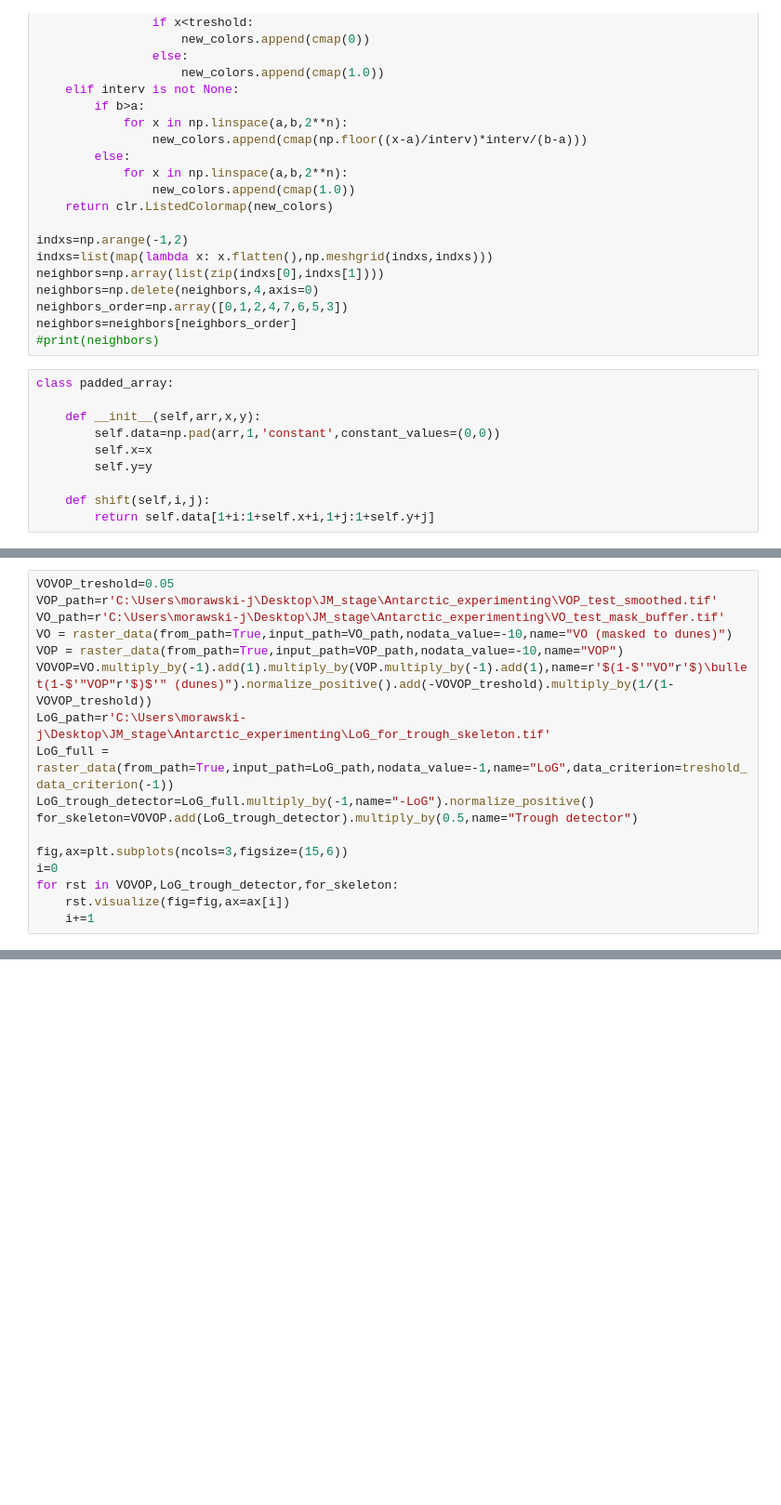
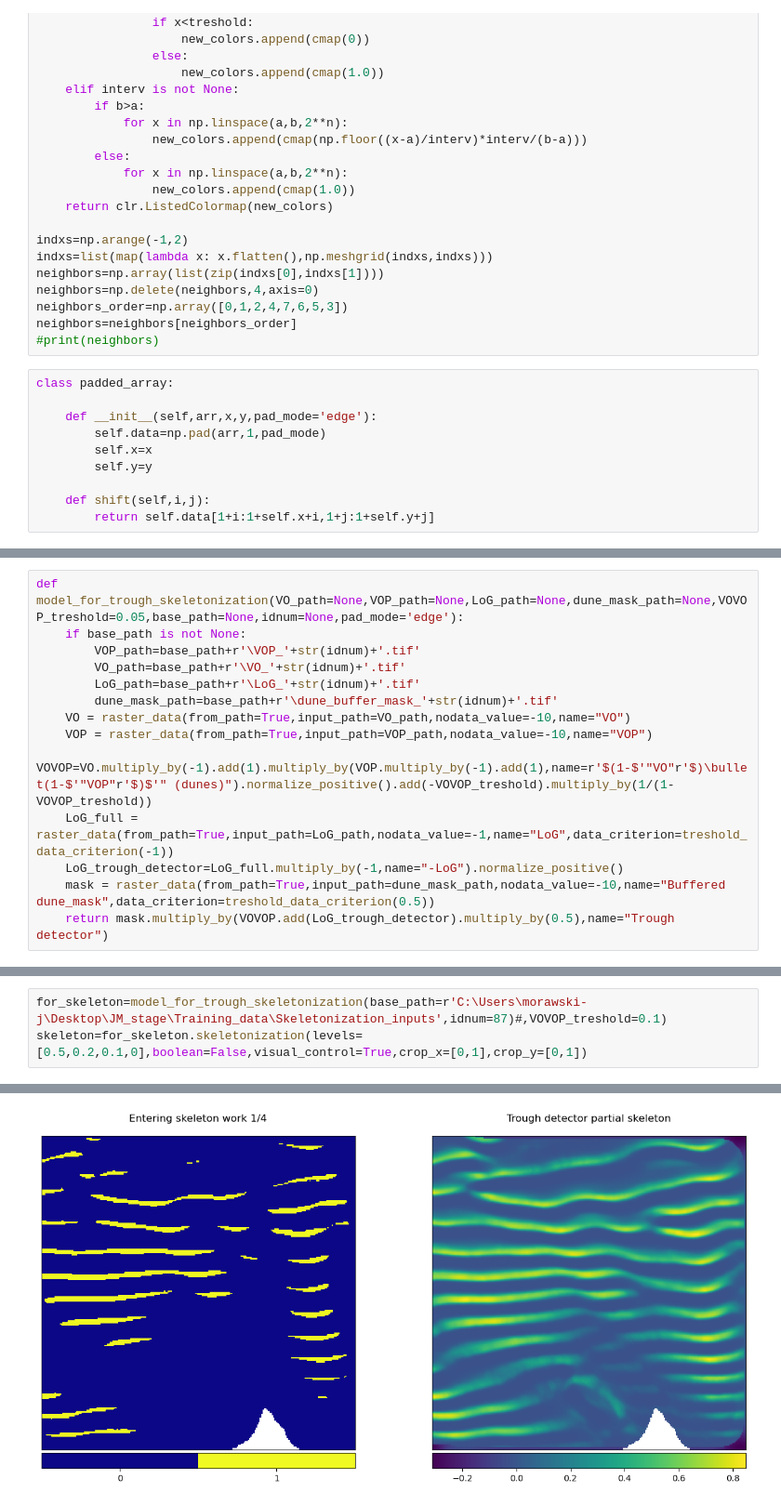
Before and after one commit to morawskij/Snow-dune-mapping, a Jupyter notebook: skeletonize_tool.ipynb, the cells around one changed output, grey strips where cells are left out. Shown at 93% size. Cells and saved outputs as stored; diff of their text form; blank space fills up the shorter version.

```diff
--- a/skeletonize_tool.ipynb
+++ b/skeletonize_tool.ipynb
@@ -38,8 +38,8 @@ neighbors=neighbors[neighbors_order]
 # %%
 class padded_array:
 
-    def __init__(self,arr,x,y):
-        self.data=np.pad(arr,1,'constant',constant_values=(0,0))
+    def __init__(self,arr,x,y,pad_mode='edge'):
+        self.data=np.pad(arr,1,pad_mode)
         self.x=x
         self.y=y
 
@@ -287,20 +288,3 @@ class raster_data:
         self.profile.update(dtype=dtype,count=1,nodata=self.nodata)
         with rasterio.open(outfile, 'w', **self.profile) as dst:
             dst.write(self.data.astype(dtype),1)
-# %%
-VOVOP_treshold=0.05
-VOP_path=r'C:\Users\morawski-j\Desktop\JM_stage\Antarctic_experimenting\VOP_test_smoothed.tif'
-VO_path=r'C:\Users\morawski-j\Desktop\JM_stage\Antarctic_experimenting\VO_test_mask_buffer.tif'
-VO = raster_data(from_path=True,input_path=VO_path,nodata_value=-10,name="VO (masked to dunes)")
-VOP = raster_data(from_path=True,input_path=VOP_path,nodata_value=-10,name="VOP")
-VOVOP=VO.multiply_by(-1).add(1).multiply_by(VOP.multiply_by(-1).add(1),name=r'$(1-$'"VO"r'$)\bullet(1-$'"VOP"r'$)$'" (dunes)").normalize_positive().add(-VOVOP_treshold).multiply_by(1/(1-VOVOP_treshold))
-LoG_path=r'C:\Users\morawski-j\Desktop\JM_stage\Antarctic_experimenting\LoG_for_trough_skeleton.tif'
-LoG_full = raster_data(from_path=True,input_path=LoG_path,nodata_value=-1,name="LoG",data_criterion=treshold_data_criterion(-1))
-LoG_trough_detector=LoG_full.multiply_by(-1,name="-LoG").normalize_positive()
-for_skeleton=VOVOP.add(LoG_trough_detector).multiply_by(0.5,name="Trough detector")
-
-fig,ax=plt.subplots(ncols=3,figsize=(15,6))
-i=0
-for rst in VOVOP,LoG_trough_detector,for_skeleton:
-    rst.visualize(fig=fig,ax=ax[i])
-    i+=1
@@ -325,0 +291,14 @@ skeleton_LoGVOVOP.write_single_band_tif(r'C:\Users\morawski-j\Desktop\JM_stage\A
+# %%
+def model_for_trough_skeletonization(VO_path=None,VOP_path=None,LoG_path=None,dune_mask_path=None,VOVOP_treshold=0.05,base_path=None,idnum=None,pad_mode='edge'):
+    if base_path is not None:
+        VOP_path=base_path+r'\VOP_'+str(idnum)+'.tif'
+        VO_path=base_path+r'\VO_'+str(idnum)+'.tif'
+        LoG_path=base_path+r'\LoG_'+str(idnum)+'.tif'
+        dune_mask_path=base_path+r'\dune_buffer_mask_'+str(idnum)+'.tif'
+    VO = raster_data(from_path=True,input_path=VO_path,nodata_value=-10,name="VO")
+    VOP = raster_data(from_path=True,input_path=VOP_path,nodata_value=-10,name="VOP")
+    VOVOP=VO.multiply_by(-1).add(1).multiply_by(VOP.multiply_by(-1).add(1),name=r'$(1-$'"VO"r'$)\bullet(1-$'"VOP"r'$)$'" (dunes)").normalize_positive().add(-VOVOP_treshold).multiply_by(1/(1-VOVOP_treshold))
+    LoG_full = raster_data(from_path=True,input_path=LoG_path,nodata_value=-1,name="LoG",data_criterion=treshold_data_criterion(-1))
+    LoG_trough_detector=LoG_full.multiply_by(-1,name="-LoG").normalize_positive()
+    mask = raster_data(from_path=True,input_path=dune_mask_path,nodata_value=-10,name="Buffered dune_mask",data_criterion=treshold_data_criterion(0.5))
+    return mask.multiply_by(VOVOP.add(LoG_trough_detector).multiply_by(0.5),name="Trough detector")
@@ -325,0 +330,4 @@ skeleton_LoGVOVOP.write_single_band_tif(r'C:\Users\morawski-j\Desktop\JM_stage\A
+# %%
+for_skeleton=model_for_trough_skeletonization(base_path=r'C:\Users\morawski-j\Desktop\JM_stage\Training_data\Skeletonization_inputs',idnum=87)#,VOVOP_treshold=0.1)
+skeleton=for_skeleton.skeletonization(levels=[0.5,0.2,0.1,0],boolean=False,visual_control=True,crop_x=[0,1],crop_y=[0,1])
+# %% [output]
@@ -325,0 +340 @@ skeleton_LoGVOVOP.write_single_band_tif(r'C:\Users\morawski-j\Desktop\JM_stage\A
+[figure, added]
```
Also changed, not shown: parts of 6 cells of this notebook.
